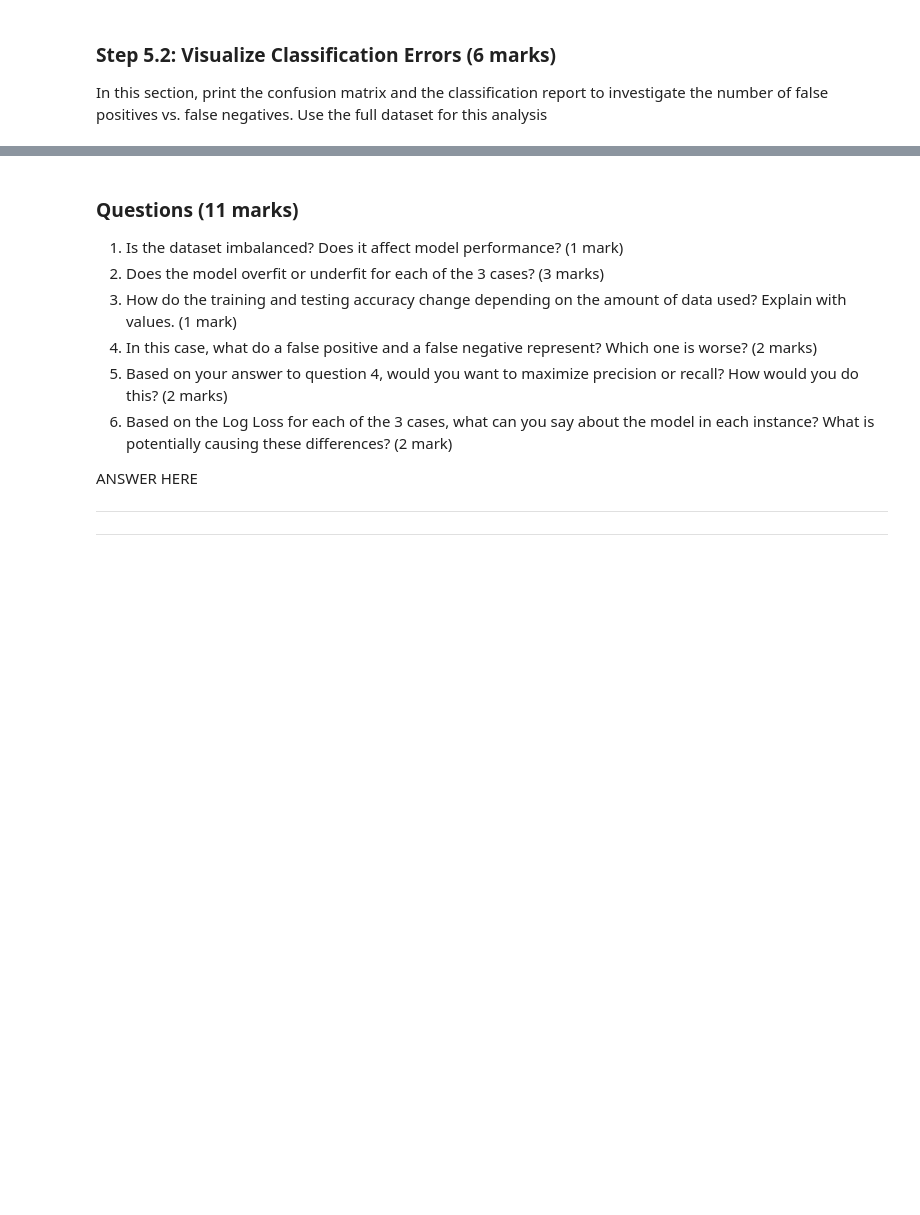
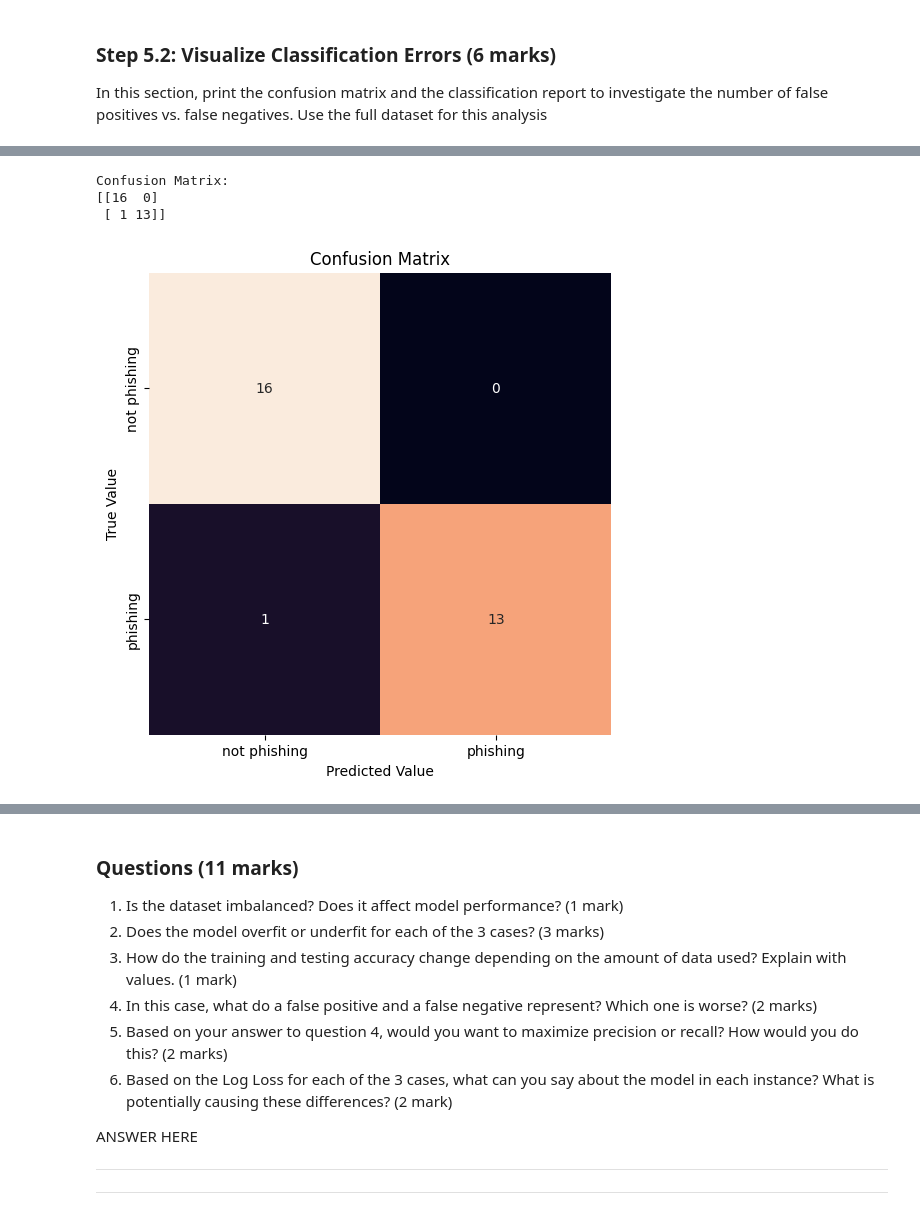
Before and after one commit to KushalDoshi17/engg680_2024_fall, a Jupyter notebook: Lab_Assignment3/Assignment3.ipynb, the cells around one changed output, grey strips where cells are left out. Saved outputs shown, nothing was run; the diff lists cells and outputs as text; code cells hidden in the pictures; blank space fills up the shorter version.

```diff
--- a/Lab_Assignment3/Assignment3.ipynb
+++ b/Lab_Assignment3/Assignment3.ipynb
@@ -750,0 +700,48 @@ weighted avg       0.46      0.47      0.46       300
+# %%
+import seaborn as sns
+
+# TO DO: Calculate confusion matrix (2 marks) : conf_mat
+
+# Split the full dataset into training and testing sets (70% training, 30% testing)
+X_train, X_test, y_train, y_test = train_test_split(X, y, test_size=0.3, random_state=0)
+
+# Import necessary libraries
+import matplotlib.pyplot as plt
+import seaborn as sns
+from sklearn.linear_model import LogisticRegression
+from sklearn.metrics import confusion_matrix
+from sklearn.model_selection import train_test_split
+
+# Split the full dataset into training and testing sets (70% training, 30% testing)
+X_train, X_test, y_train, y_test = train_test_split(X, y, test_size=0.3, random_state=0)
+
+# Initialize the Logistic Regression model
+model = LogisticRegression(max_iter=2000)
+
+# Train the model
+model.fit(X_train, y_train)
+
+# Predict on the test set
+y_test_pred = model.predict(X_test)
+
+# Calculate confusion matrix
+conf_mat = confusion_matrix(y_test, y_test_pred)
+
+# Print the confusion matrix
+print("Confusion Matrix:")
+print(conf_mat)
+
+# Plot the confusion matrix using a heatmap
+fig, ax = plt.subplots(figsize=(8, 6))
+sns.heatmap(conf_mat, xticklabels=['not phishing', 'phishing'], yticklabels=['not phishing', 'phishing'], square=True, annot=True, cbar=False, fmt='d', ax=ax)
+ax.set_xlabel('Predicted Value')
+ax.set_ylabel('True Value')
+ax.set_title('Confusion Matrix')
+
+# Display the plot
+plt.show()
+# %% [output]
+Confusion Matrix:
+[[16  0]
+ [ 1 13]]
+[figure, added]
```
Also changed, not shown: parts of 10 cells of this notebook.
